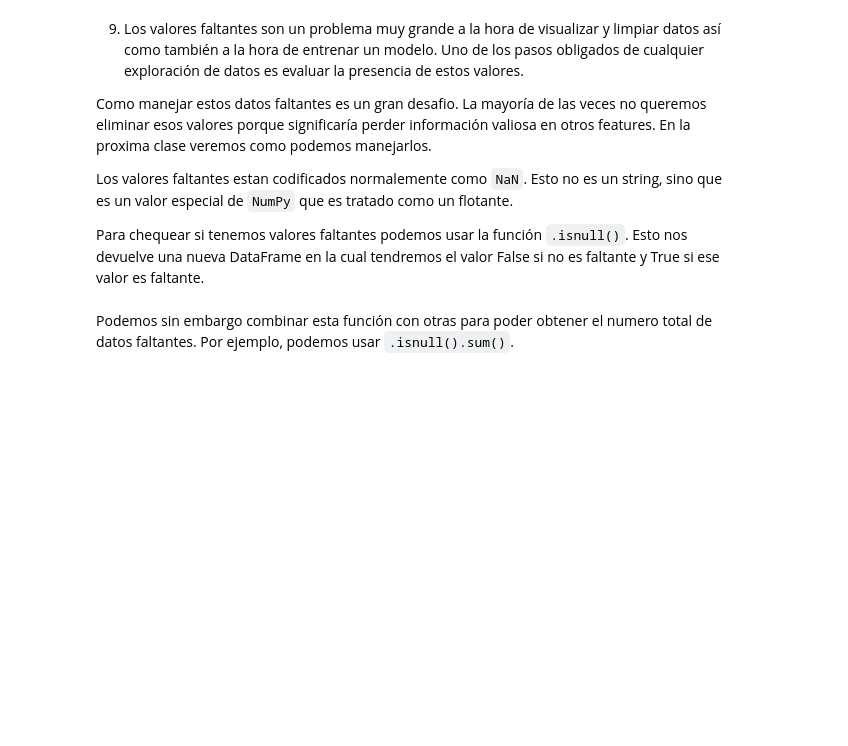
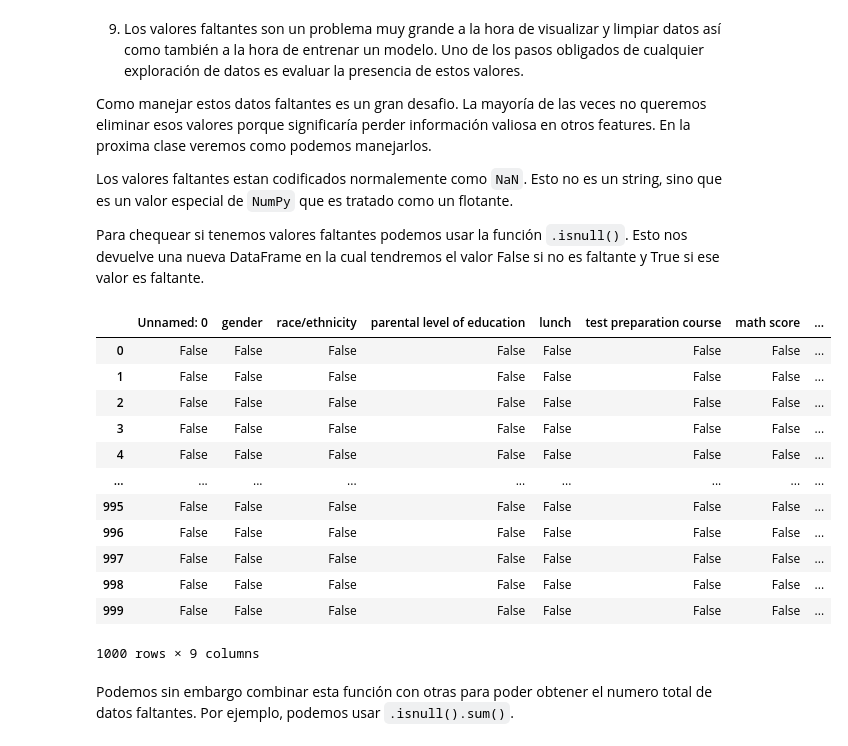
Before and after one commit to Juanmasosa7/Notebook_6_ej, a Jupyter notebook: Notebook_6_actualizado.ipynb, the cells around one changed output. Cells and saved outputs as stored; diff of their text form; code cells hidden in the pictures; blank space fills up the shorter version.

```diff
--- a/Notebook_6_actualizado.ipynb
+++ b/Notebook_6_actualizado.ipynb
@@ -511,6 +570,21 @@ Los valores faltantes estan codificados normalemente como `NaN`. Esto no es un s
 Para chequear si tenemos valores faltantes podemos usar la función `.isnull()`. Esto nos devuelve una nueva DataFrame en la cual tendremos el valor False si no es faltante y True si ese valor es faltante.
 # %%
 #Usa .isnull() para ver que ocurre
+dfjuanma.isnull()
+# %% [output]
+|  | Unnamed: 0 | gender | race/ethnicity | parental level of education | lunch | test preparation course | math score | ... |
+| 0 | False | False | False | False | False | False | False | ... |
+| 1 | False | False | False | False | False | False | False | ... |
+| 2 | False | False | False | False | False | False | False | ... |
+| 3 | False | False | False | False | False | False | False | ... |
+| 4 | False | False | False | False | False | False | False | ... |
+| ... | ... | ... | ... | ... | ... | ... | ... | ... |
+| 995 | False | False | False | False | False | False | False | ... |
+| 996 | False | False | False | False | False | False | False | ... |
+| 997 | False | False | False | False | False | False | False | ... |
+| 998 | False | False | False | False | False | False | False | ... |
+| 999 | False | False | False | False | False | False | False | ... |
+1000 rows × 9 columns
 # %% [markdown]
 Podemos sin embargo combinar esta función con otras para poder obtener el numero total de datos faltantes. Por ejemplo, podemos usar `.isnull().sum()`.
 # %%
```
Also changed, not shown: parts of 37 cells of this notebook.
